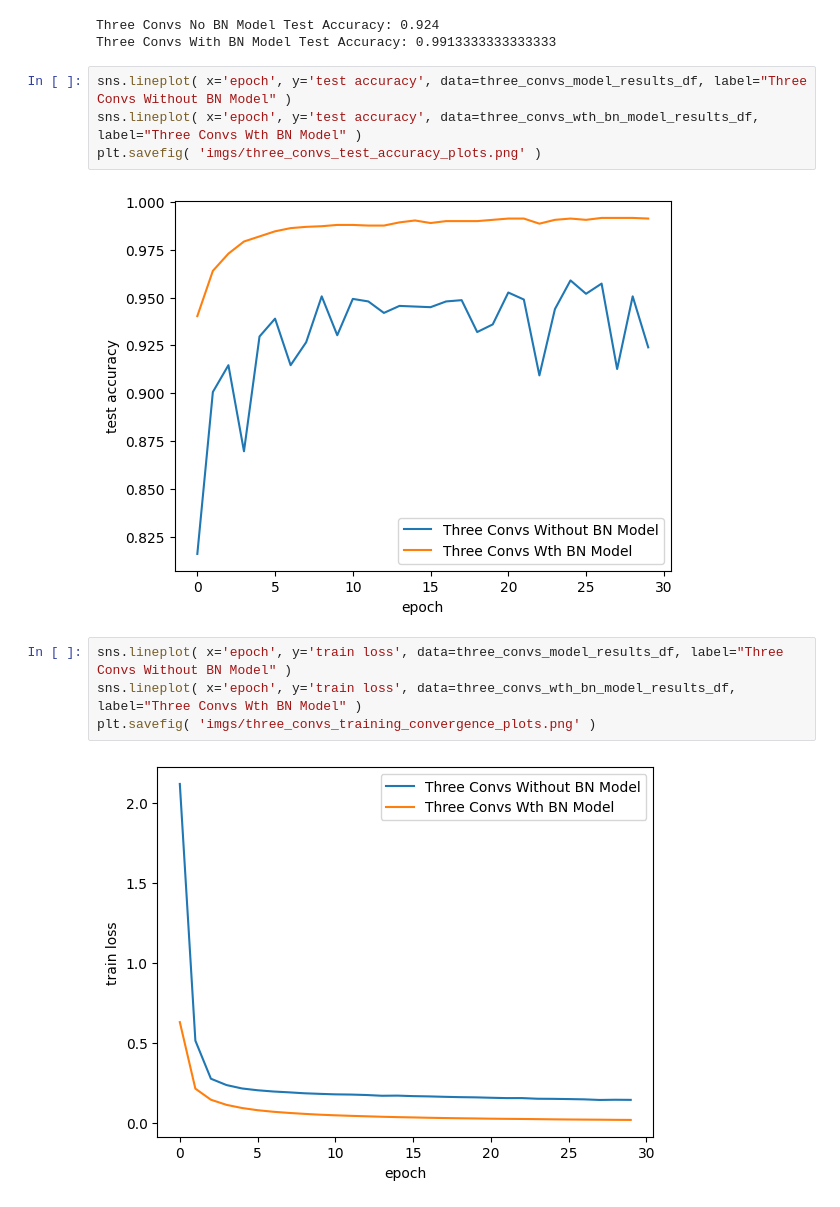
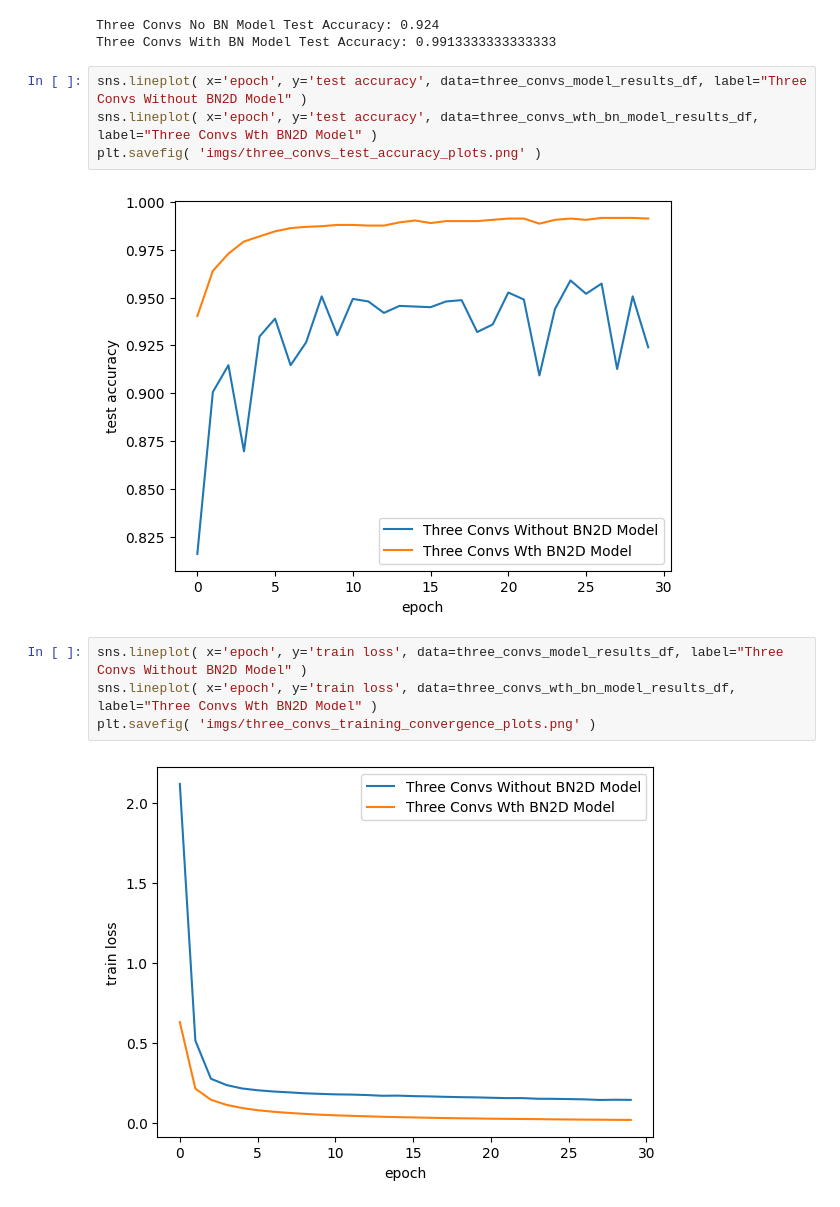
Before and after one commit to kbmurali/hindi_hw_digits, a Jupyter notebook: hindi_hw_digits_bnorm2d_cnns.ipynb, the cells around one changed output. Drawn from its saved outputs; the diff is of its cells as text.

Commit message:
Updated images

```diff
--- a/hindi_hw_digits_bnorm2d_cnns.ipynb
+++ b/hindi_hw_digits_bnorm2d_cnns.ipynb
@@ -158,15 +158,15 @@ print( "Three Convs With BN Model Test Accuracy: {}".format( three_convs_wth_bn_
 Three Convs No BN Model Test Accuracy: 0.924
 Three Convs With BN Model Test Accuracy: 0.9913333333333333
 # %%
-sns.lineplot( x='epoch', y='test accuracy', data=three_convs_model_results_df, label="Three Convs Without BN Model" )
-sns.lineplot( x='epoch', y='test accuracy', data=three_convs_wth_bn_model_results_df, label="Three Convs Wth BN Model" )
+sns.lineplot( x='epoch', y='test accuracy', data=three_convs_model_results_df, label="Three Convs Without BN2D Model" )
+sns.lineplot( x='epoch', y='test accuracy', data=three_convs_wth_bn_model_results_df, label="Three Convs Wth BN2D Model" )
 plt.savefig( 'imgs/three_convs_test_accuracy_plots.png' )
 # %% [output]
-[figure, old version]
+[figure, new version]
 # %%
-sns.lineplot( x='epoch', y='train loss', data=three_convs_model_results_df, label="Three Convs Without BN Model" )
-sns.lineplot( x='epoch', y='train loss', data=three_convs_wth_bn_model_results_df, label="Three Convs Wth BN Model" )
+sns.lineplot( x='epoch', y='train loss', data=three_convs_model_results_df, label="Three Convs Without BN2D Model" )
+sns.lineplot( x='epoch', y='train loss', data=three_convs_wth_bn_model_results_df, label="Three Convs Wth BN2D Model" )
 plt.savefig( 'imgs/three_convs_training_convergence_plots.png' )
 # %% [output]
-[figure, old version]
+[figure, new version]
 # %%
```
Also changed, not shown: parts of 7 cells of this notebook, 5 other files.
